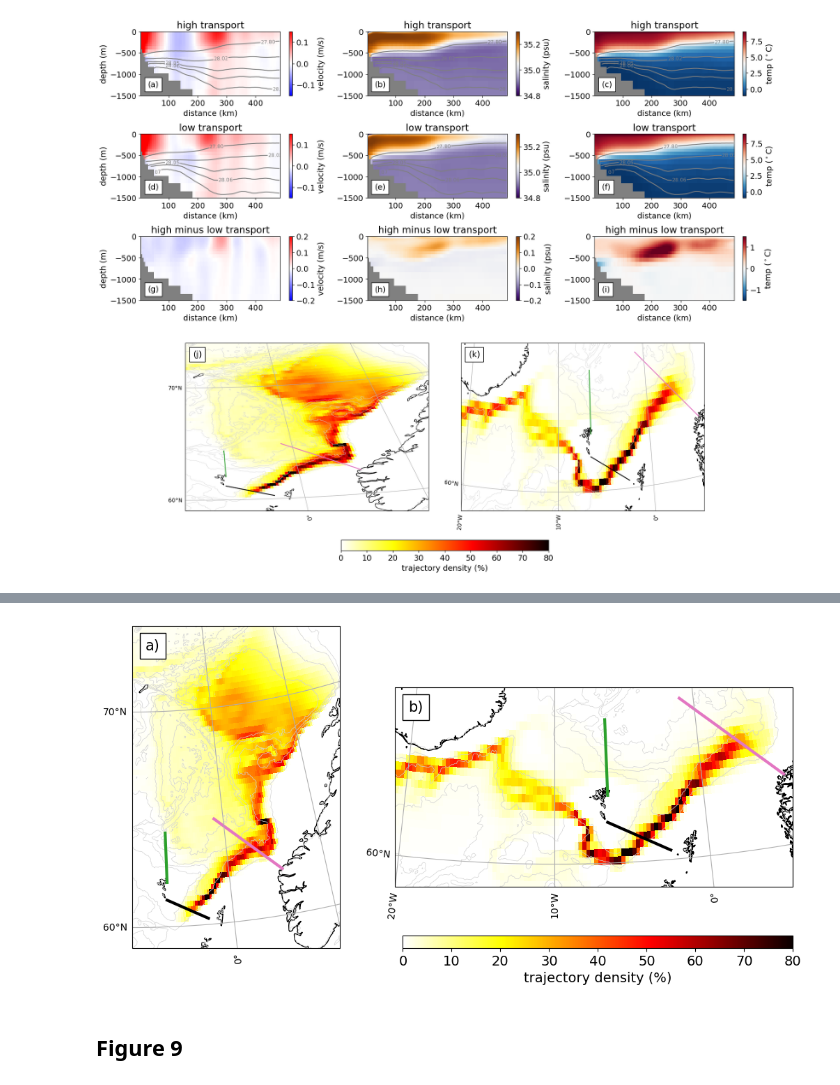
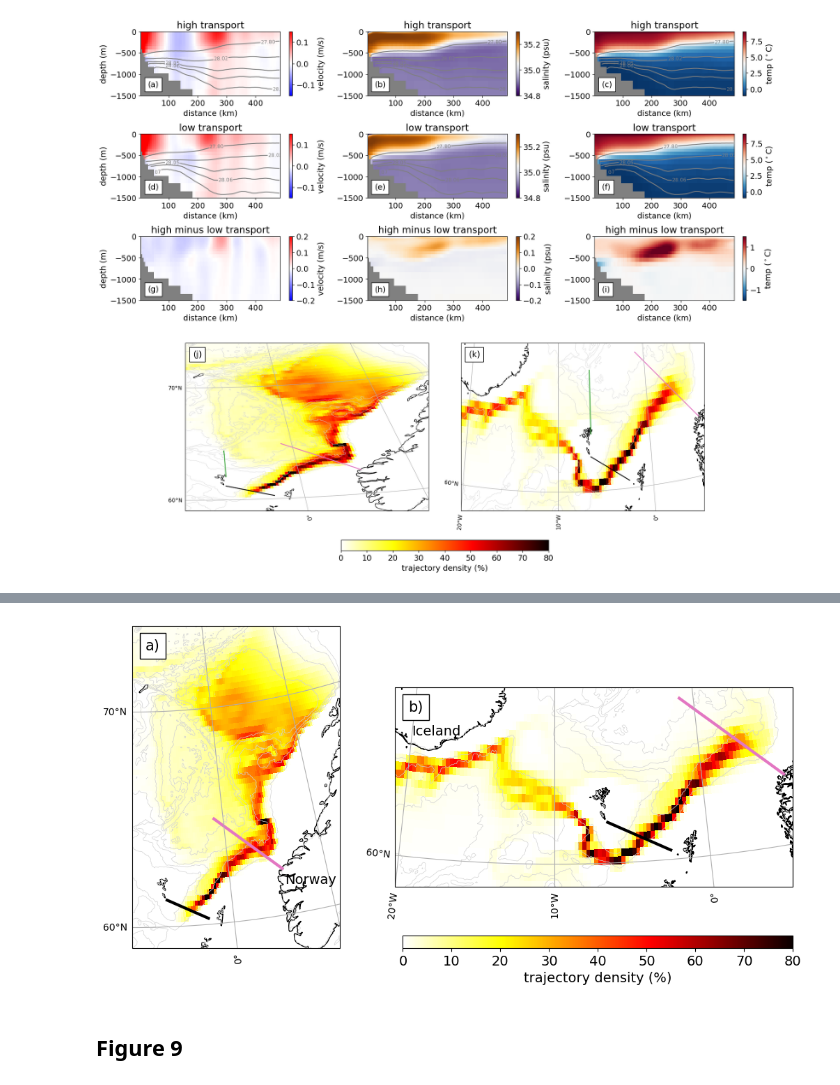
Before and after one commit to ischiller-weiss/FBC_Lagrangian, a Jupyter notebook: notebooks/Fig7_Fig8_Fig9.ipynb, the cells around one changed output, grey strips where cells are left out. Saved outputs shown, nothing was run; the diff lists cells and outputs as text; code cells hidden in the pictures.

```diff
--- a/notebooks/Fig7_Fig8_Fig9.ipynb
+++ b/notebooks/Fig7_Fig8_Fig9.ipynb
@@ -1739,13 +1758,13 @@ ax1.plot(
     linewidth=3,
     transform=ccrs.PlateCarree(),
 )
-ax1.plot(
-    [-6.43, -6.43],
-    [62.15, 64.5],
-    color="tab:green",
-    linewidth=3,
-    transform=ccrs.PlateCarree(),
-)
+# ax1.plot(
+#     [-6.43, -6.43],
+#     [62.15, 64.5],
+#     color="tab:green",
+#     linewidth=3,
+#     transform=ccrs.PlateCarree(),
+# )
 ax1.plot(
     [-6.5, -2.5], [61.3, 60.3], color="k", linewidth=3, transform=ccrs.PlateCarree()
 )
@@ -1790,42 +1809,45 @@ gl.xlabel_style = {"size": 10}
 gl.ylabel_style = {"size": 10}
 
 ax2.plot(
     [5.5, -1],
     [62.24, 65.0],
     color="tab:pink",
     linewidth=3,
     transform=ccrs.PlateCarree(),
 )
-ax2.plot(
-    [-6.43, -6.43],
-    [62.15, 64.5],
-    color="tab:green",
-    linewidth=3,
-    transform=ccrs.PlateCarree(),
-)
+# ax2.plot(
+#     [-6.43, -6.43],
+#     [62.15, 64.5],
+#     color="tab:green",
+#     linewidth=3,
+#     transform=ccrs.PlateCarree(),
+# )
 ax2.plot(
     [-6.5, -2.5], [61.3, 60.3], color="k", linewidth=3, transform=ccrs.PlateCarree()
 )
 
 at2 = AnchoredText(
     labels[label_idx], loc="upper left", prop=dict(size=15), frameon=True
 )
 ax2.add_artist(at2)
 
+ax2.text(-20, 63.8, "Iceland", transform=ccrs.PlateCarree())
+
+ax1.text(5.5, 61.5, "Norway", transform=ccrs.PlateCarree())
 # Create a custom axes for the colorbar: [left, bottom, width, height] in figure coordinates
 cbax = fig.add_axes([0.5, 0.11, 0.4, 0.03])
 
 # Create the colorbar in that axes
 cbar = fig.colorbar(m1, cax=cbax, orientation="horizontal")
 cbar.set_label("trajectory density (%)")
 
 
 # Reduce horizontal space between maps
 plt.subplots_adjust(wspace=-0.1)
-# plt.savefig('Fig8a_svinoy_heatmaps.png', dpi=300, bbox_inches='tight')
+plt.savefig("Fig8a_svinoy_heatmaps.png", dpi=300, bbox_inches="tight")
 plt.show()
 # %% [output]
-[figure, old version]
+[figure, new version]
 # %% [markdown]
 ## Figure 9
 # %%
```
Also changed, not shown: parts of 11 cells of this notebook.
